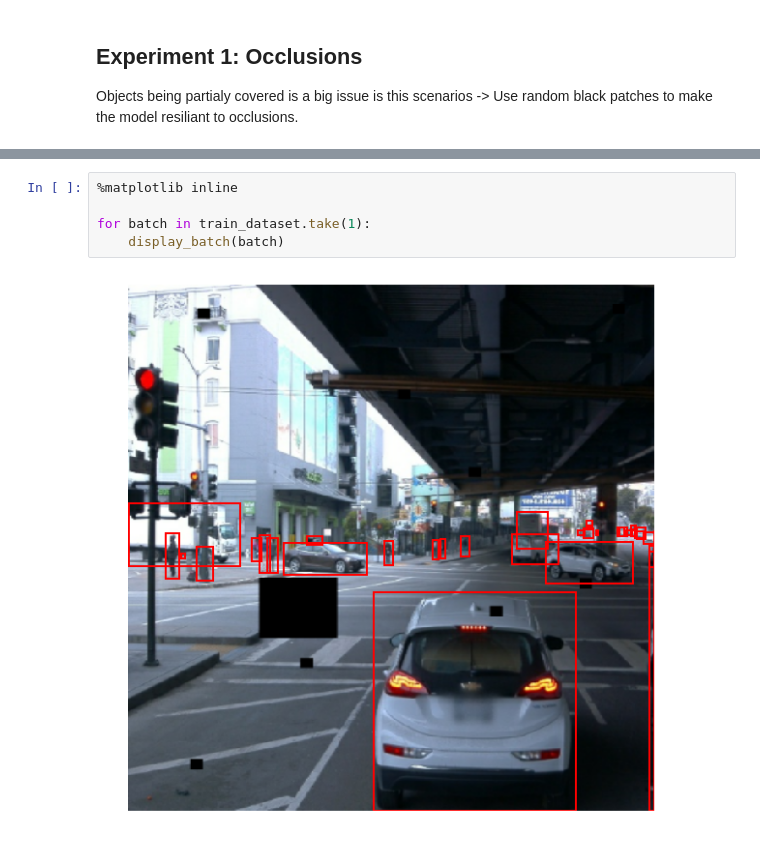
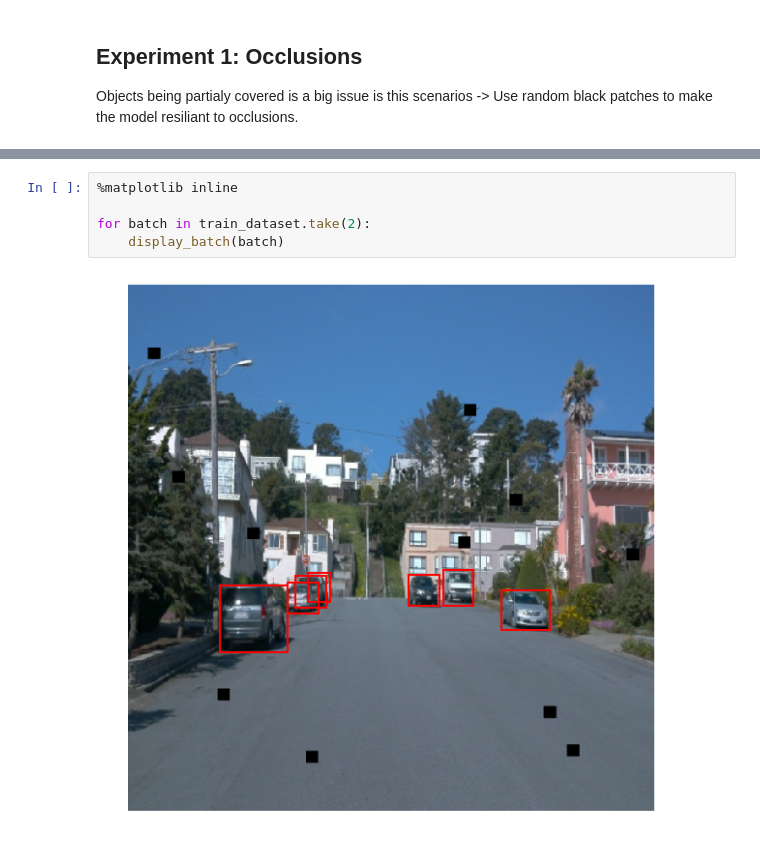
Before and after one commit to mcarfagno/nd013-c1-vision, a Jupyter notebook: Explore augmentations.ipynb, the cells around one changed output, grey strips where cells are left out. Saved outputs shown, nothing was run; the diff lists cells and outputs as text.

```diff
--- a/Explore augmentations.ipynb
+++ b/Explore augmentations.ipynb
@@ -68,7 +83,7 @@ INFO:tensorflow:Number of filenames to read: 70
 # %%
 %matplotlib inline
 
-for batch in train_dataset.take(1):
+for batch in train_dataset.take(2):
     display_batch(batch)
 # %% [output]
-[figure, old version]
+[figure, new version]
```
Also changed, not shown: parts of 5 cells of this notebook, 2 other files.
